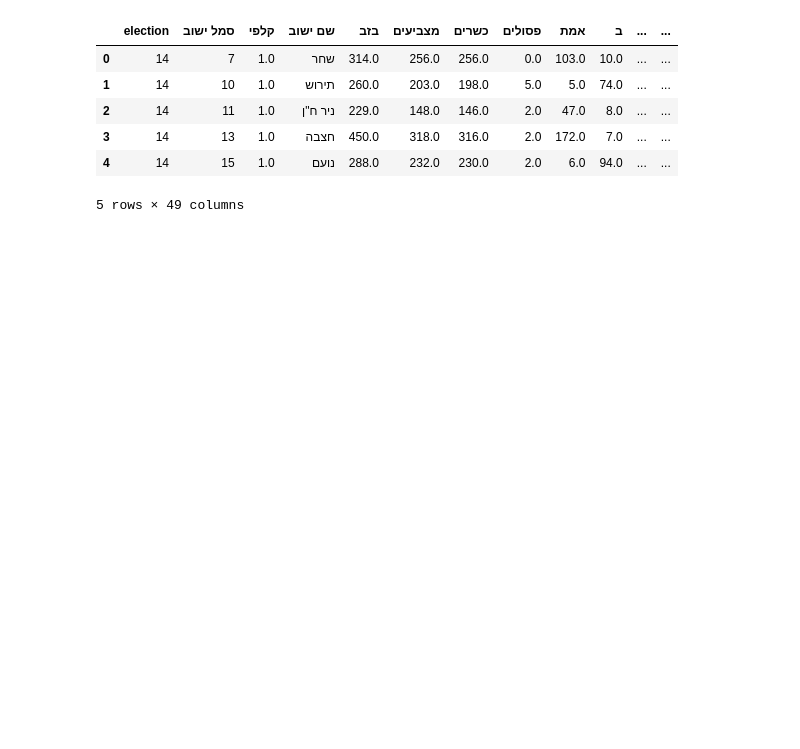
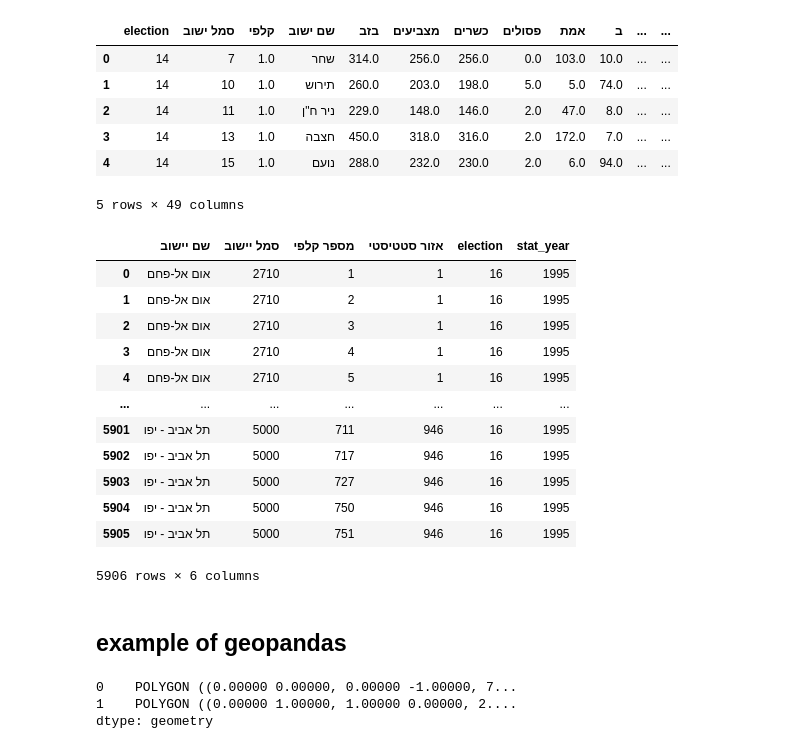
Before and after one commit to NaftaliD/Election-dashboard, a Jupyter notebook: data/preparation.ipynb, the cells around one changed output. Cells and saved outputs as stored; diff of their text form; code cells hidden in the pictures; blank space fills up the shorter version.

```diff
--- a/data/preparation.ipynb
+++ b/data/preparation.ipynb
@@ -43,3 +43,52 @@ df.head()
 | 3 | 14 | 13 | 1.0 | חצבה | 450.0 | 318.0 | 316.0 | 2.0 | 172.0 | 7.0 | ... | ... |
 | 4 | 14 | 15 | 1.0 | נועם | 288.0 | 232.0 | 230.0 | 2.0 | 6.0 | 94.0 | ... | ... |
 5 rows × 49 columns
+# %%
+
+
+def read_stat_kalpi(election,stat_year,sheet_name=None,header=10,skiprows=[11]):
+    name = "kalpi{}_stat{}.xlsx".format(election,stat_year)
+    if sheet_name is None:
+        sheet_name = pd.ExcelFile(name).sheet_names[1]
+    df = pd.read_excel(name,
+              sheet_name=sheet_name
+              ,header=header
+              ,skiprows=skiprows)
+    df['election'] = election
+    df['stat_year'] = stat_year
+    df.columns =  df.columns.str.lower().str.replace('\d+', '', regex=True)
+
+    return df
+
+read_stat_kalpi(16,1995,skiprows=None) # for elections 16,17 skiprows=None, for others, skiprows=[11]
+# %% [output]
+|  | שם יישוב | סמל יישוב | מספר קלפי | אזור סטטיסטי | election | stat_year |
+| 0 | אום אל-פחם | 2710 | 1 | 1 | 16 | 1995 |
+| 1 | אום אל-פחם | 2710 | 2 | 1 | 16 | 1995 |
+| 2 | אום אל-פחם | 2710 | 3 | 1 | 16 | 1995 |
+| 3 | אום אל-פחם | 2710 | 4 | 1 | 16 | 1995 |
+| 4 | אום אל-פחם | 2710 | 5 | 1 | 16 | 1995 |
+| ... | ... | ... | ... | ... | ... | ... |
+| 5901 | תל אביב - יפו | 5000 | 711 | 946 | 16 | 1995 |
+| 5902 | תל אביב - יפו | 5000 | 717 | 946 | 16 | 1995 |
+| 5903 | תל אביב - יפו | 5000 | 727 | 946 | 16 | 1995 |
+| 5904 | תל אביב - יפו | 5000 | 750 | 946 | 16 | 1995 |
+| 5905 | תל אביב - יפו | 5000 | 751 | 946 | 16 | 1995 |
+5906 rows × 6 columns
+# %% [markdown]
+## example of geopandas
+# %%
+
+import shapely.geometry
+import shapely.wkt
+import geopandas as gpd
+
+# example of polygons
+pol1 = shapely.wkt.loads('POLYGON ((0 0, 0 -1, 7.5 -1, 7.5 0, 0 0))')
+pol2 = shapely.wkt.loads('POLYGON ((0 1, 1 0, 2 0.5, 3 0, 4 0, 5 0.5, 6 -0.5, 7 -0.5, 7 1, 0 1))')
+s = gpd.GeoSeries([pol1, pol2], crs=4326)
+s
+# %% [output]
+0    POLYGON ((0.00000 0.00000, 0.00000 -1.00000, 7...
+1    POLYGON ((0.00000 1.00000, 1.00000 0.00000, 2....
+dtype: geometry
```
Also changed, not shown: parts of 3 cells of this notebook.
